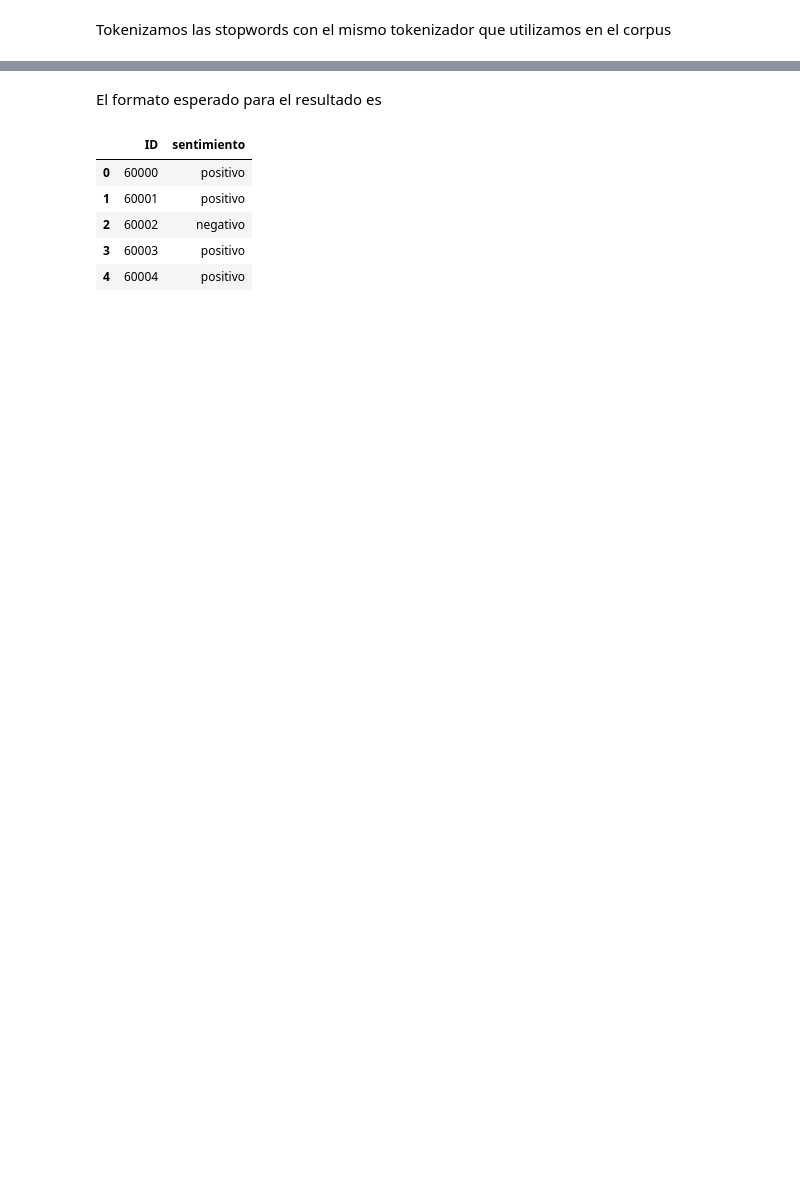
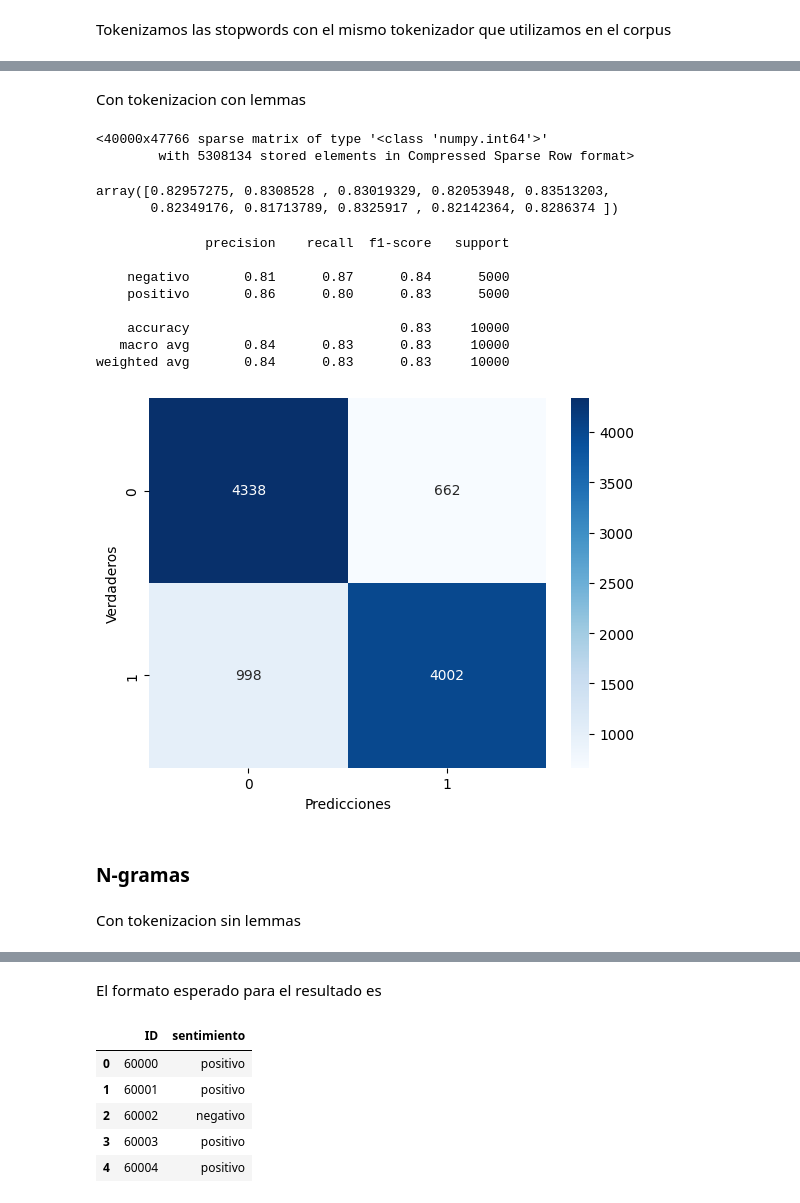
Before and after one commit to kikiymini/7506R-1C2024-GRUPO02, a Jupyter notebook: TP2/7506R_TP2_GRUPO2_CHP1_ENTREGA_N1.ipynb, the cells around one changed output, grey strips where cells are left out. Cells and saved outputs as stored; diff of their text form; code cells hidden in the pictures; blank space fills up the shorter version.

```diff
--- a/TP2/7506R_TP2_GRUPO2_CHP1_ENTREGA_N1.ipynb
+++ b/TP2/7506R_TP2_GRUPO2_CHP1_ENTREGA_N1.ipynb
@@ -165,0 +226,2 @@ stoplist_tokenized = list(set(stoplist_tokenized))
+# %%
+wnl = WordNetLemmatizer()
@@ -165,0 +242,3 @@ stoplist_tokenized = list(set(stoplist_tokenized))
+# %%
+lemmatized_words = [(w, word_pos_to_lemma(w, pos, wnl)) for w, pos in postags if w.isalpha()]
+lemmatized_words[:10]
@@ -165,0 +275,6 @@ stoplist_tokenized = list(set(stoplist_tokenized))
+# %%
+def lemmatize_text(text):
+    lemmatizer = WordNetLemmatizer()
+    words = word_tokenize(text)
+    lemmatized_words = [lemmatizer.lemmatize(word) for word in words if word.isalpha()]
+    return lemmatized_words
@@ -189,0 +345,53 @@ array([0.8275768 , 0.83218872, 0.82135312, 0.84332887, 0.83459037,
+# %% [markdown]
+Con tokenizacion con lemmas
+# %%
+count_vect = CountVectorizer(preprocessor=clean_text,
+                             tokenizer=lemmatize_text,
+                             min_df=5,
+                             stop_words=lemmatized_words)
+x_train_bow_lemma = count_vect.fit_transform(x_train_text) # cuenta frecuencia de tokens y define el diccionario
+x_validation_bow_lemma = count_vect.transform(x_validation_text) # cuenta frecuencia de tokens existentes en el diccionario
+x_train_bow_lemma
+# %% [output]
+<40000x47766 sparse matrix of type '<class 'numpy.int64'>'
+        with 5308134 stored elements in Compressed Sparse Row format>
+# %%
+clf = MultinomialNB(alpha=1) # alpha es el smoothing parameter
+scores_cv_nb = cross_val_score(clf,
+                               x_train_bow_lemma, y_train,
+                               cv = 10, scoring='f1_macro')
+scores_cv_nb
+# %% [output]
+array([0.82957275, 0.8308528 , 0.83019329, 0.82053948, 0.83513203,
+       0.82349176, 0.81713789, 0.8325917 , 0.82142364, 0.8286374 ])
+# %%
+# entreno el clasificador
+clf = MultinomialNB(alpha=1).fit(x_train_bow_lemma, y_train)
+
+# predigo en el set de testeo
+y_pred = clf.predict(x_validation_bow_lemma)
+
+#Creo matriz de confusión
+tabla=confusion_matrix(y_validation, y_pred)
+
+#Grafico matriz de confusión
+sns.heatmap(tabla, cmap='Blues',annot=True,fmt='g')
+plt.xlabel('Predicciones')
+plt.ylabel('Verdaderos')
+
+#Reporte
+print(classification_report(y_validation, y_pred))
+# %% [output]
+              precision    recall  f1-score   support
+
+    negativo       0.81      0.87      0.84      5000
+    positivo       0.86      0.80      0.83      5000
+
+    accuracy                           0.83     10000
+   macro avg       0.84      0.83      0.83     10000
+weighted avg       0.84      0.83      0.83     10000
+[figure, added]
+# %% [markdown]
+### N-gramas
+# %% [markdown]
+Con tokenizacion sin lemmas
```
Also changed, not shown: parts of 52 cells of this notebook.
